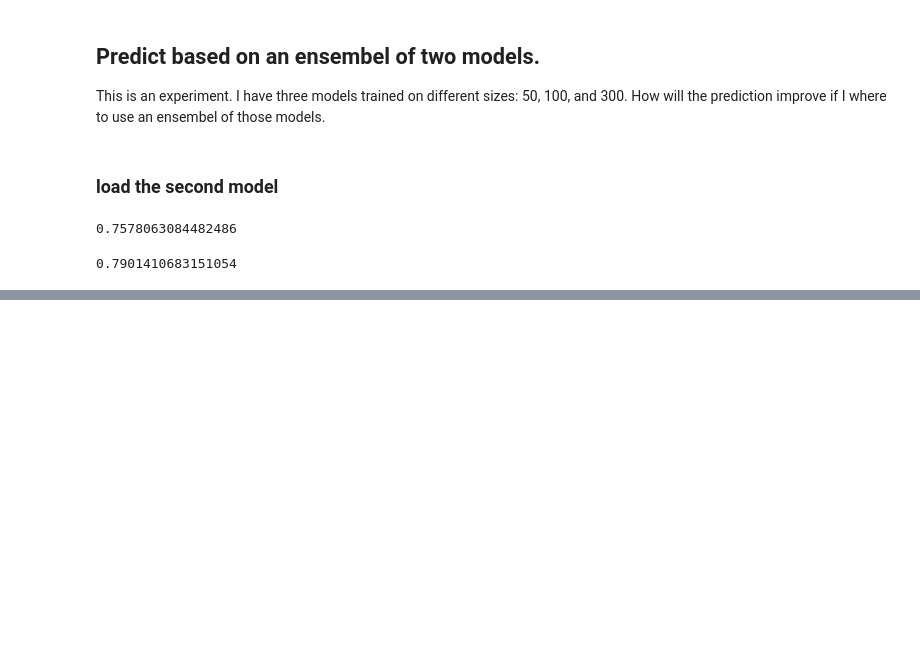
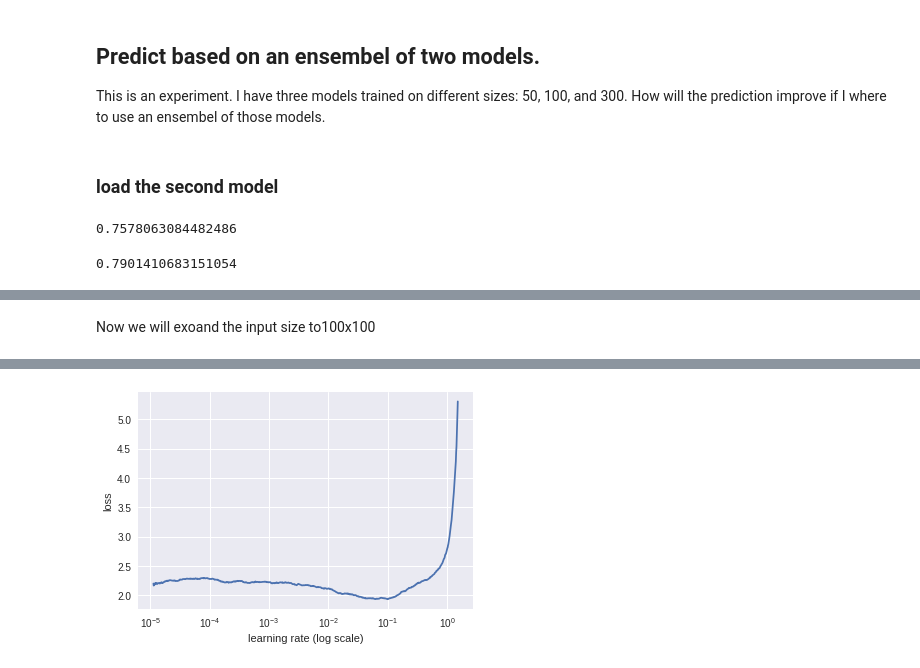
Before and after one commit to x110/KaggleComp, a Jupyter notebook: imaterialist_challenge_furniture_2018.ipynb, the cells around one changed output, grey strips where cells are left out. Cells and saved outputs as stored; diff of their text form; code cells hidden in the pictures; blank space fills up the shorter version.

```diff
--- a/imaterialist_challenge_furniture_2018.ipynb
+++ b/imaterialist_challenge_furniture_2018.ipynb
@@ -486,0 +671,2 @@ accuracy_np(probse,y)
+# %%
+learn.fit(lrs,2)
@@ -486,0 +680,2 @@ accuracy_np(probse,y)
+# %%
+learn.fit(lrs,2)
@@ -486,0 +687,8 @@ accuracy_np(probse,y)
+# %%
+learn.load("/content/drive/resnext50_50_3")
+# %% [markdown]
+Now we will exoand the input size to100x100
+# %%
+sz=100
+data = get_data(sz,bs,arch)
+learn.set_data(data)
@@ -486,0 +697,4 @@ accuracy_np(probse,y)
+# %%
+learn.lr_find()
+learn.sched.plot()
+# %% [output]
@@ -486,0 +702 @@ accuracy_np(probse,y)
+[figure, added]
```
Also changed, not shown: parts of 49 cells of this notebook.
